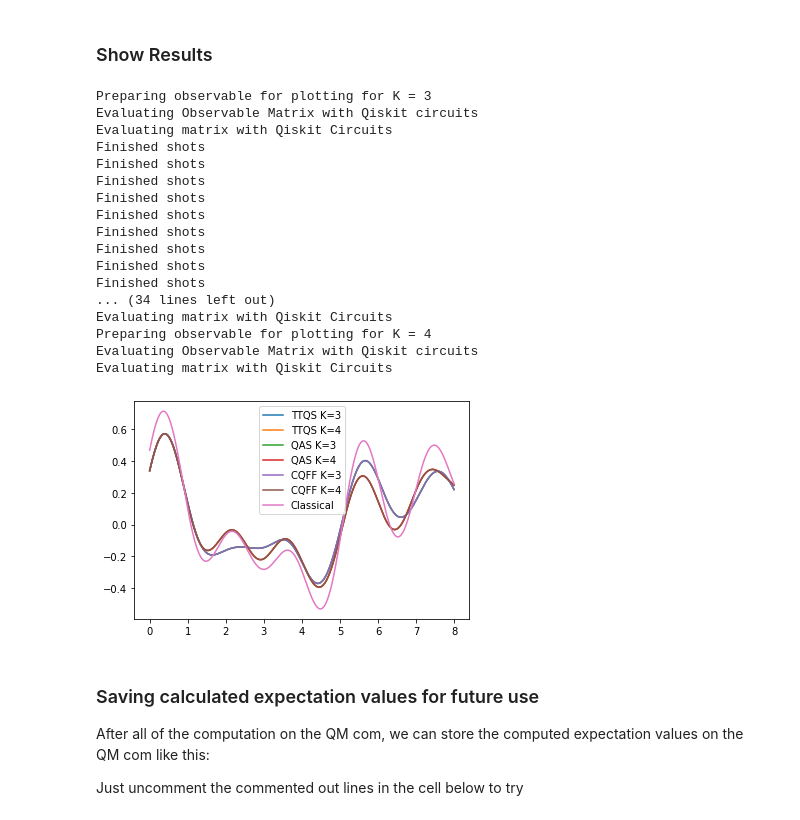
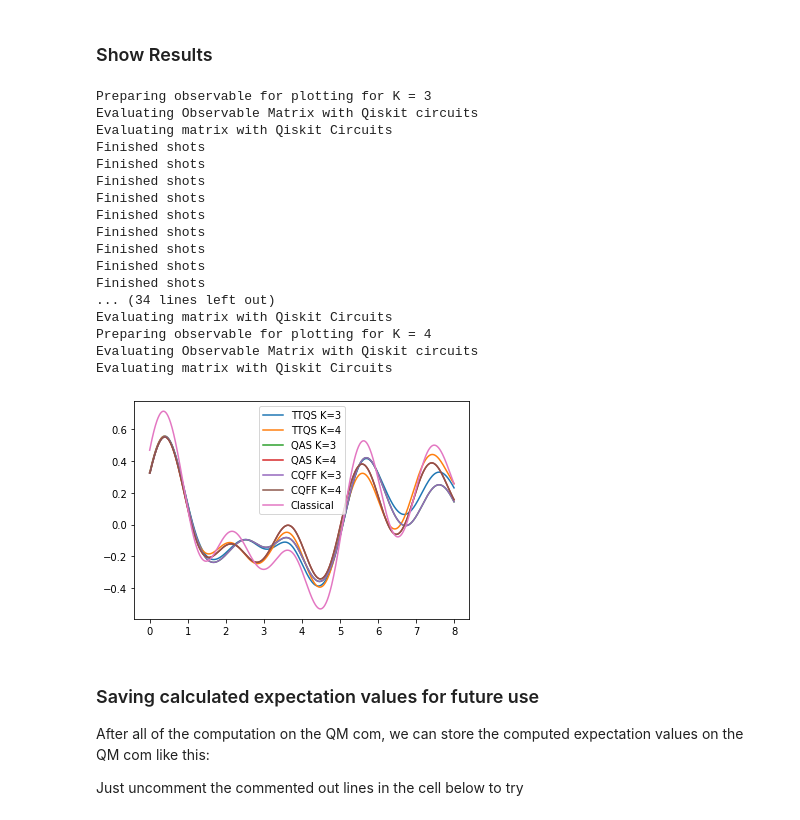
Before and after one commit to tmog123/Quantum_Assisted, a Jupyter notebook: Tutorial on how to use (Start here).ipynb, the cells around one changed output. Saved outputs shown, nothing was run; the diff lists cells and outputs as text; code cells hidden in the pictures.

```diff
--- a/Tutorial on how to use (Start here).ipynb
+++ b/Tutorial on how to use (Start here).ipynb
@@ -370,38 +370,38 @@ plotp.QS_plotter_forobservable(num_qubits,finalresultsTTQS,times,whatK,'TTQS',ob
 
 #Plotting results for QAS
 # plotp.QS_plotter_forobservable(num_qubits,finalresultsQAS,times,whatK,'QAS',observable,initial_state, evalmethod = "matrix_multiplication")
-plotp.QS_plotter_forobservable(num_qubits,finalresultsTTQS,times,whatK,'QAS',observable,initial_state, evalmethod = "qiskit_circuits", expectation_calculator = expectation_calculator)
+plotp.QS_plotter_forobservable(num_qubits,finalresultsQAS,times,whatK,'QAS',observable,initial_state, evalmethod = "qiskit_circuits", expectation_calculator = expectation_calculator)
 
 #Plotting results for CQFF
 # plotp.QS_plotter_forobservable(num_qubits,finalresultsCQFF,times,whatK,'CQFF',observable,initial_state, evalmethod = "matrix_multiplication")
-plotp.QS_plotter_forobservable(num_qubits,finalresultsTTQS,times,whatK,'CQFF',observable,initial_state, evalmethod = "qiskit_circuits", expectation_calculator = expectation_calculator)
+plotp.QS_plotter_forobservable(num_qubits,finalresultsCQFF,times,whatK,'CQFF',observable,initial_state, evalmethod = "qiskit_circuits", expectation_calculator = expectation_calculator)
 
 #Plotting classical result
 observablematrix = observable.to_matrixform()
 classicalresult = cS_instance.get_expectations_observables(observablematrix)
 plotp.CS_plotter_forobservable(times,classicalresult)
 
 #Show plot
 plotp.show_plot()
 # %% [output]
 Preparing observable for plotting for K = 3
 Evaluating Observable Matrix with Qiskit circuits
 Evaluating matrix with Qiskit Circuits
 Finished shots
 Finished shots
 Finished shots
 Finished shots
 Finished shots
 Finished shots
 Finished shots
 Finished shots
 Finished shots
 ... (34 lines left out)
 Evaluating matrix with Qiskit Circuits
 Preparing observable for plotting for K = 4
 Evaluating Observable Matrix with Qiskit circuits
 Evaluating matrix with Qiskit Circuits
-[figure, old version]
+[figure, new version]
 # %% [markdown]
 ### Saving calculated expectation values for future use
 
```
Also changed, not shown: 2 other files.
